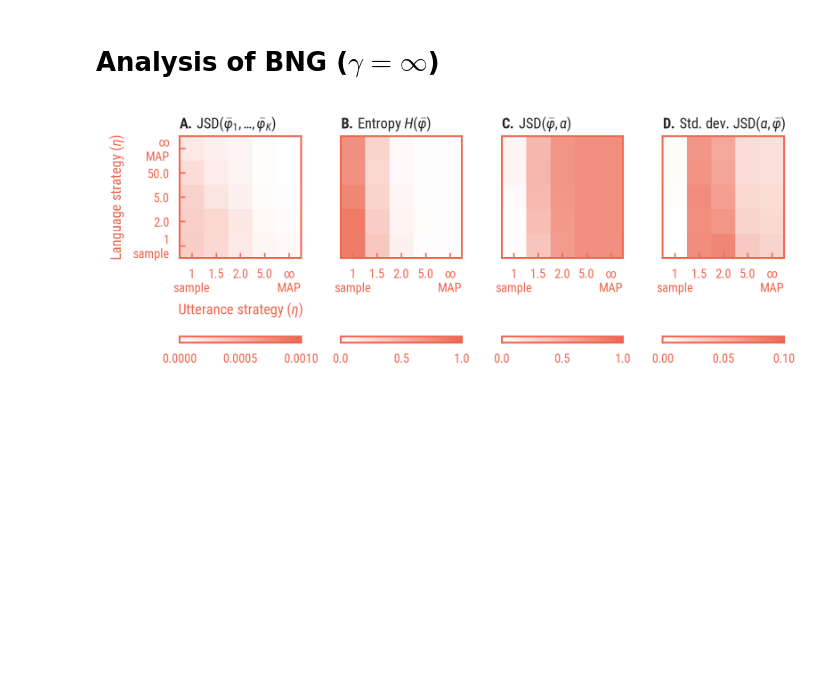
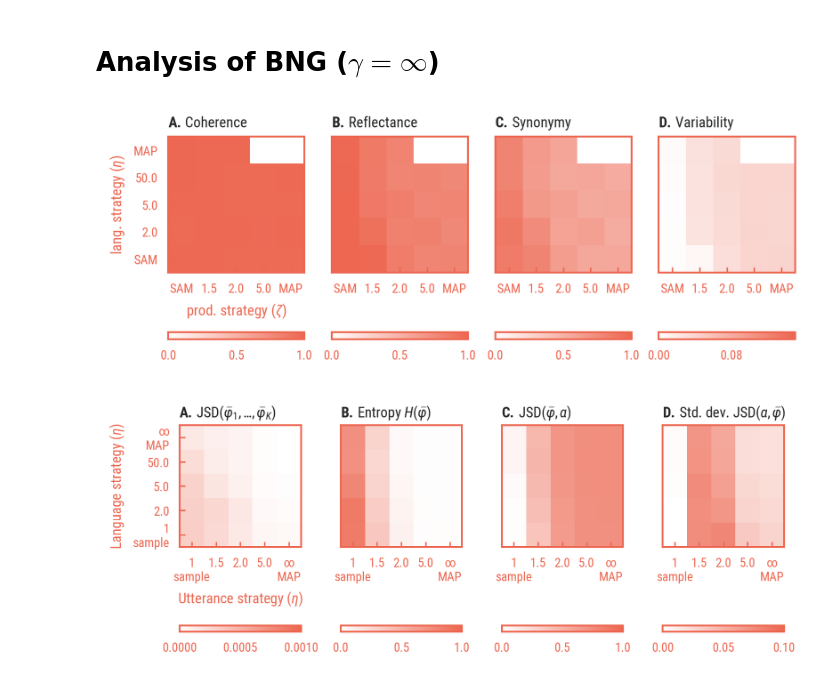
Before and after one commit to bacor/thesis, a Jupyter notebook: experiments/BNG06/BNG06 Analysis.ipynb, the cells around one changed output. Cells and saved outputs as stored; diff of their text form; code cells hidden in the pictures; blank space fills up the shorter version.

Commit message:
Base-game experiments (HUR)

```diff
--- a/experiments/BNG06/BNG06 Analysis.ipynb
+++ b/experiments/BNG06/BNG06 Analysis.ipynb
@@ -262,7 +266,7 @@ def show_heatmap(means, name, props={}, annotate=True, aspect=2):
         divider = make_axes_locatable(gca())
         cax = divider.append_axes("bottom", size="5%", pad=props.get('cbarpad', .4))
         cb = colorbar(im, cax=cax, orientation='horizontal')
-        tick_locator = ticker.MaxNLocator(nbins=2)
+        tick_locator = ticker.MaxNLocator(nbins=props.get('cbar_nticks', 2))
         cb.locator = tick_locator
         cb.update_ticks()
 
@@ -387,6 +391,66 @@ for name in means.columns:
 [figure]
 # %% [markdown]
 # Analysis of BNG ($\gamma=\infty$)
+# %%
+#plot
+df = means[means['gamma'] == 100]
+props = {
+    'extremexlabels': ['SAM', 'MAP'],
+    'extremeylabels': ['MAP', 'SAM'],
+    'vmin':0,
+    'cbarpad': .45,
+    'annotation_templ': '',
+    'colorbar': True,
+}
+
+figure(figsize=cm2inch(12,4))
+
+# Coherence
+ax1 = subplot(141)
+p = props.copy()
+p['vmin'] = 0
+# p.pop('vmin')
+p['vmax'] = 1
+p['cbar_nticks'] = 2
+show_heatmap(df, 'coherence', props=p, aspect=1)
+title(r'Coherence')
+ylabel('lang. strategy ($\eta$)')
+xlabel('prod. strategy ($\zeta$)')
+
+# Reflectance
+ax2 = subplot(142)
+p = props.copy()
+p.pop('vmin')
+p['ylabels']=False
+p['vmin'] = 0
+p['vmax'] = 1
+# p['cbar_nticks'] = 4
+show_heatmap(df, 'reflectance', props=p, aspect=1)
+title(r'Reflectance')
+
+# Synonymy
+ax3 = subplot(143)
+p = props.copy()
+p['ylabels']=False
+p['vmax'] = 1
+show_heatmap(df, 'synonymy', props=p, aspect=1)
+title('Synonymy')
+
+# Variability
+ax4 = subplot(144)
+p = props.copy()
+p['ylabels']=False
+p['vmax'] = .15
+show_heatmap(df, 'std_alpha_mphi', props=p, aspect=1)
+title('Variability')
+
+restyle_title(ax1,ax2,ax3,ax4,y=1.1);
+
+subplots_adjust(left=0, bottom=0, right=1, top=1, wspace=.2)
+# savefig('BNG06-naming-game-strategies.png', bbox_inches='tight')
+# copyfig('BNG06-naming-game-strategies.png')
+# %% [output]
+[figure, added]
 # %%
 #plot
 df = means[means['gamma'] == np.inf]
```
Also changed, not shown: parts of 1 cell of this notebook, 44 other files.
